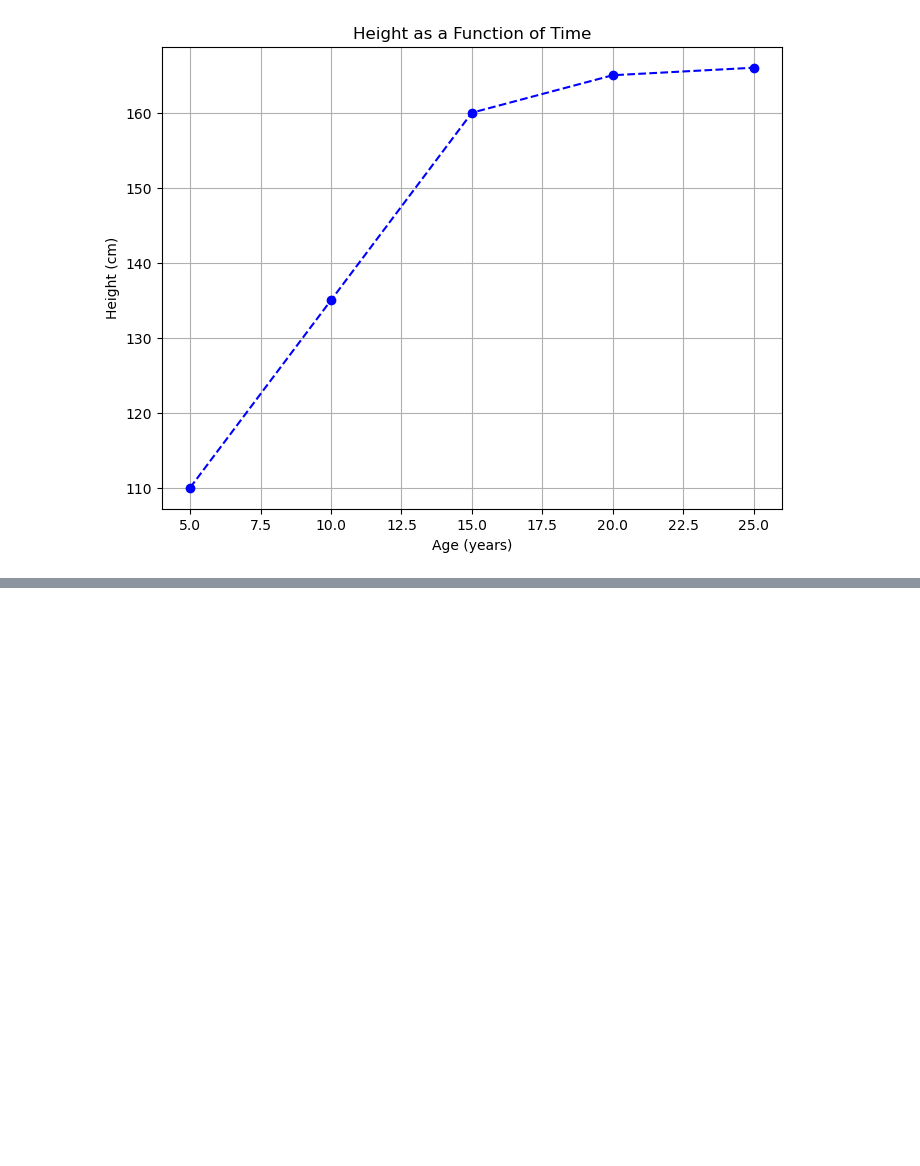
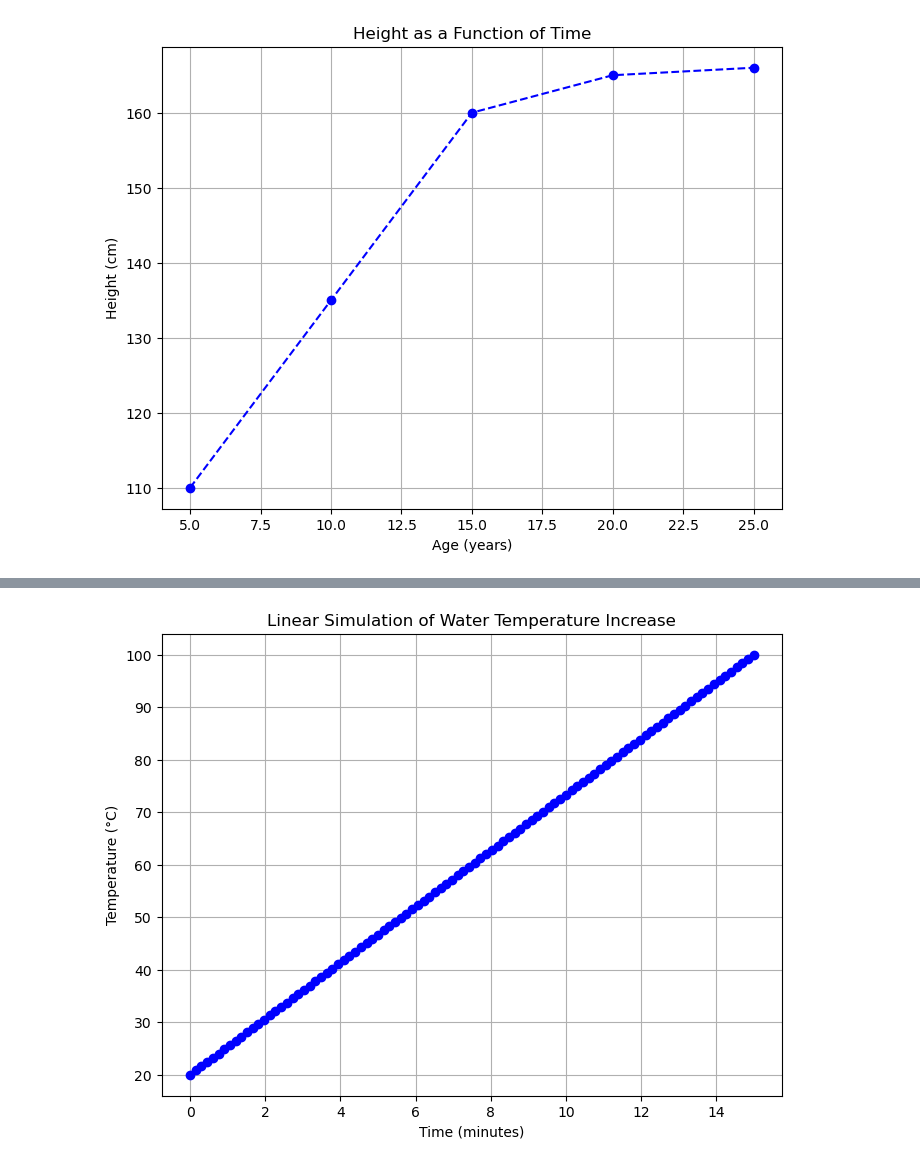
Before and after one commit to rasnarim/PhyPy, a Jupyter notebook: ScalarSanctuary.ipynb, the cells around one changed output, grey strips where cells are left out. Cells and saved outputs as stored; diff of their text form; code cells hidden in the pictures; blank space fills up the shorter version.

Commit message:
Added exercise on simulating water boiling using linear and exponential models. Included Python code to generate temperature vs. time plots.

```diff
--- a/ScalarSanctuary.ipynb
+++ b/ScalarSanctuary.ipynb
@@ -371,0 +396,22 @@ plt.show()  # Display the plot
+# %%
+# notice: both numpy and matplotlib have been already loaded in this note book. You don't need to load them again!
+
+# import numpy as np
+# import matplotlib.pyplot as plt
+
+# Simulate time from 0 to 15 minutes
+time = np.linspace(0, 15, num=100)  # 100 time points from 0 to 15 minutes
+
+# Simulate linear temperature increase from 20°C to 100°C
+temperature_linear = np.linspace(20, 100, num=100)
+
+# Plotting the linear temperature increase
+plt.figure(figsize=(8, 6))
+plt.plot(time, temperature_linear, marker='o', linestyle='', color='blue')
+plt.title("Linear Simulation of Water Temperature Increase")
+plt.xlabel("Time (minutes)")
+plt.ylabel("Temperature (°C)")
+plt.grid(True)
+plt.show()
+# %% [output]
+[figure, added]
```
Also changed, not shown: parts of 3 cells of this notebook.
